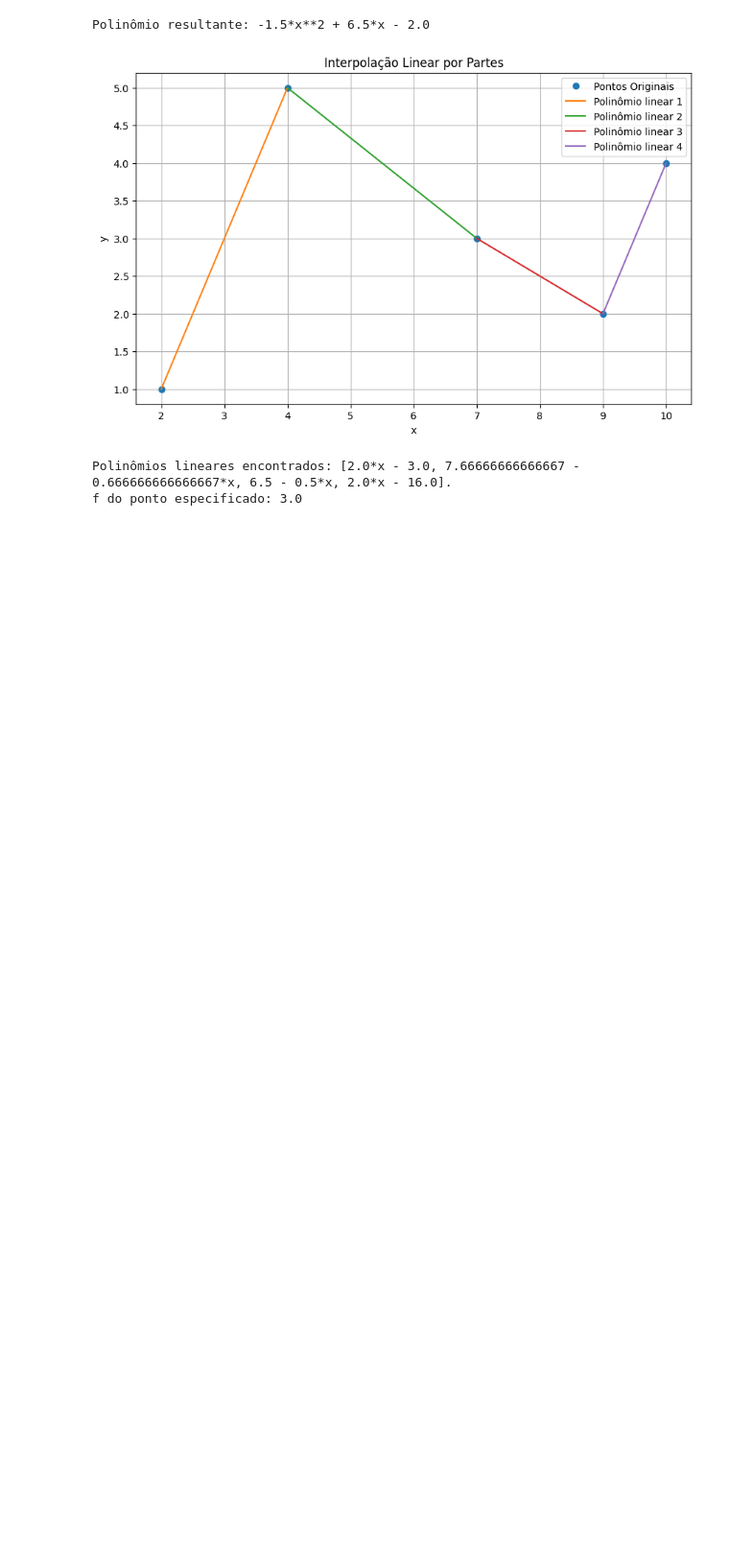
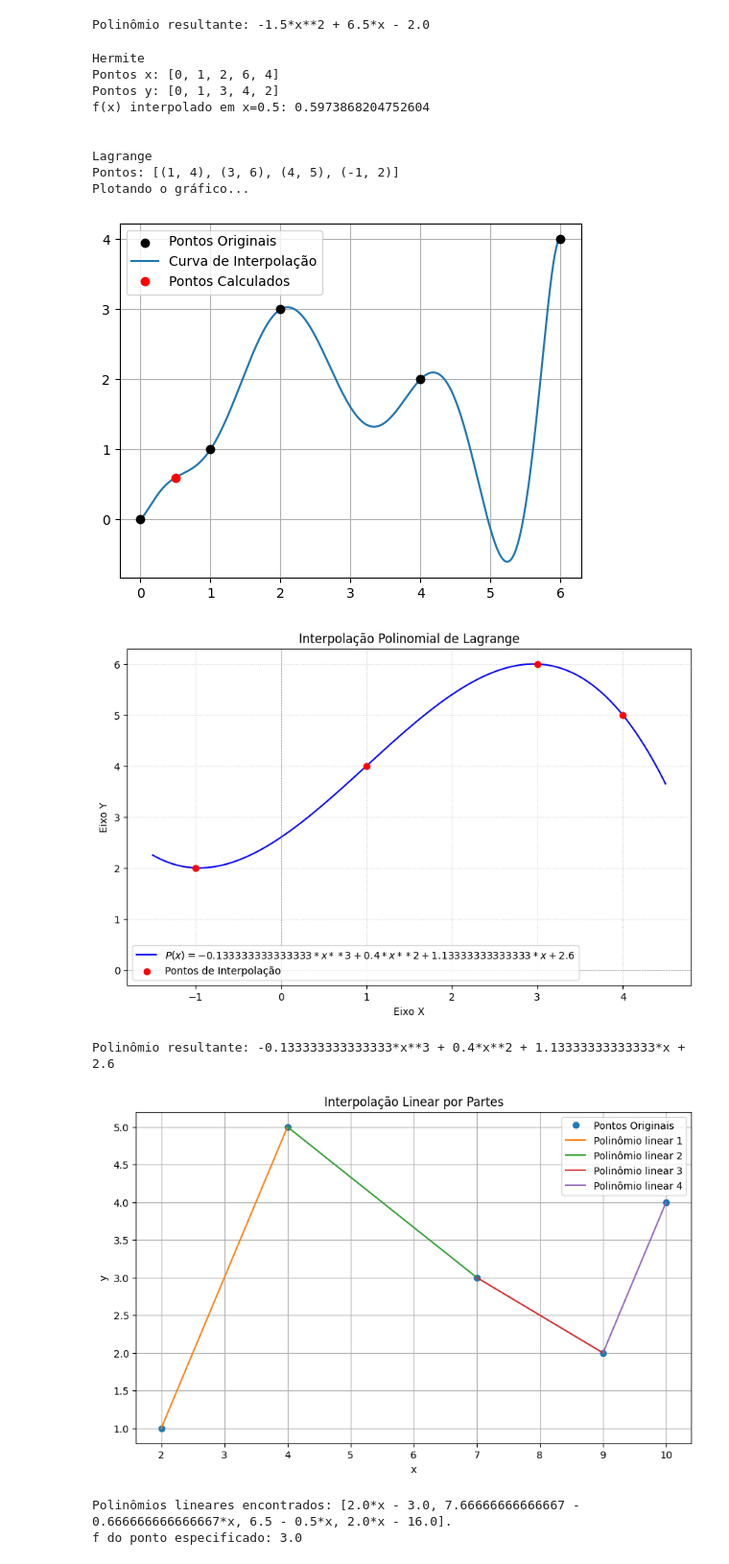
Before and after one commit to Mateus-Band/CB2325NumericaG07, a Jupyter notebook: notebooks_demos/interpolacao_demo.ipynb, the cells around one changed output. Shown at 96% size. Saved outputs shown, nothing was run; the diff lists cells and outputs as text; code cells hidden in the pictures; blank space fills up the shorter version.

Commit message:
Acrescentei testes de Interpolações

```diff
--- a/notebooks_demos/interpolacao_demo.ipynb
+++ b/notebooks_demos/interpolacao_demo.ipynb
@@ -47,6 +49,43 @@ Plotando o gráfico...
 [figure]
 [figure]
 Polinômio resultante: -1.5*x**2 + 6.5*x - 2.0
+# %%
+x_hermite = [0, 1, 2, 6, 4]
+y_hermite = [0, 1, 3, 4, 2]
+
+print('Hermite')
+funcao_interpolada_h = interpolacao_de_hermite(x_hermite, y_hermite, True)
+
+ponto_teste_h = 0.5
+valor_interpolado_h = funcao_interpolada_h(ponto_teste_h)
+
+print(f"Pontos x: {x_hermite}")
+print(f"Pontos y: {y_hermite}")
+print(f"f(x) interpolado em x={ponto_teste_h}: {valor_interpolado_h}\n")
+
+
+print('\nLagrange')
+pontos_lagrange = [(1, 4), (3, 6), (4,5), (-1, 2)]
+
+print(f"Pontos: {pontos_lagrange}")
+print("Plotando o gráfico...")
+
+polinomio_l = interpolacao_polinomial(pontos_lagrange, plotar=True)
+
+print(f"Polinômio resultante: {polinomio_l}")
+# %% [output]
+Hermite
+Pontos x: [0, 1, 2, 6, 4]
+Pontos y: [0, 1, 3, 4, 2]
+f(x) interpolado em x=0.5: 0.5973868204752604
+
+
+Lagrange
+Pontos: [(1, 4), (3, 6), (4, 5), (-1, 2)]
+Plotando o gráfico...
+[figure, added]
+[figure, added]
+Polinômio resultante: -0.133333333333333*x**3 + 0.4*x**2 + 1.13333333333333*x + 2.6
 # %%
 x = [2, 4, 10, 9, 7]
 y = [1, 5, 4, 2, 3]
```
Also changed, not shown: parts of 5 cells of this notebook.
